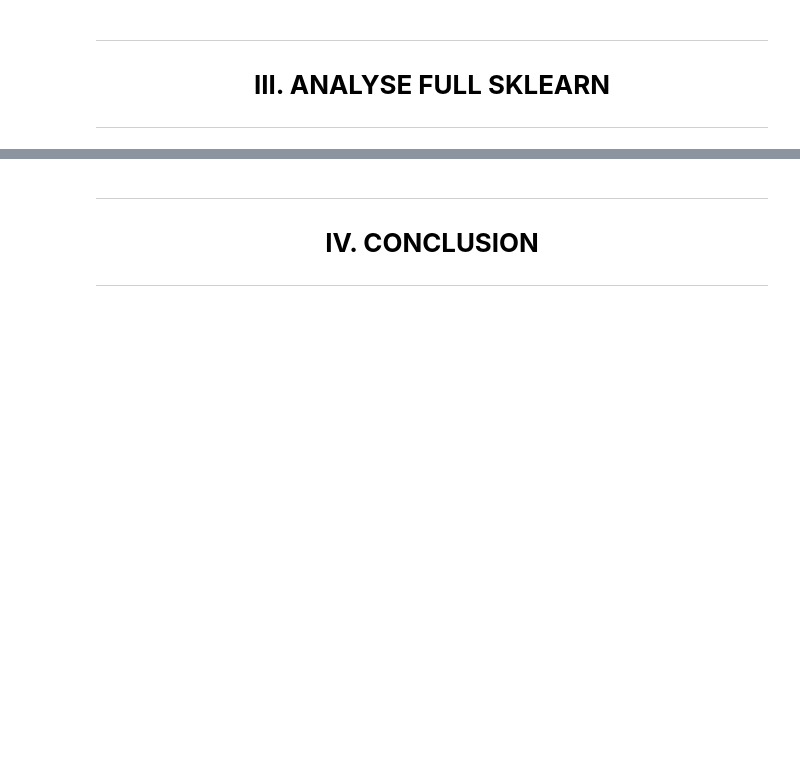
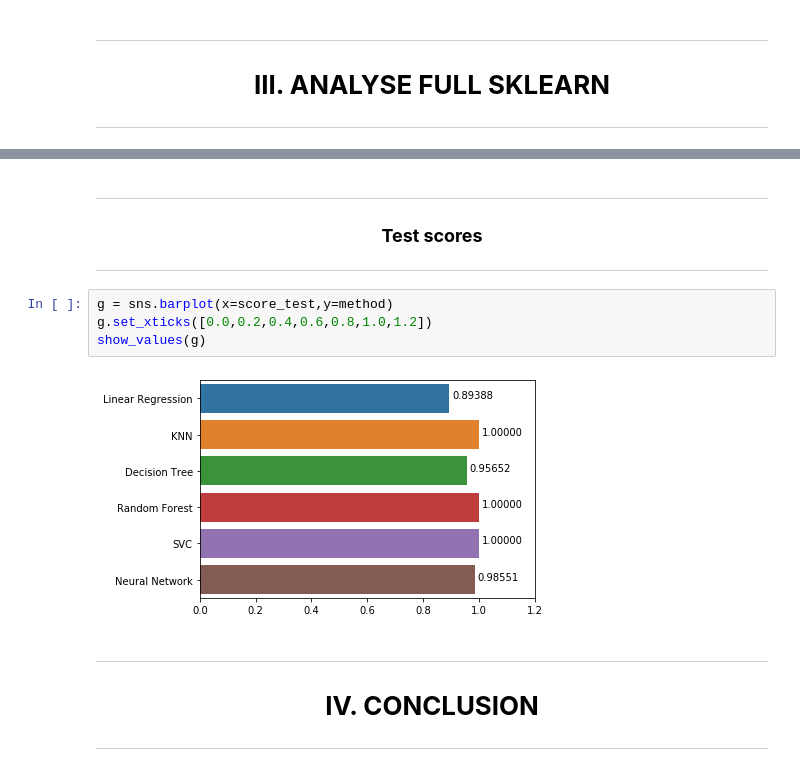
Before and after one commit to GuillaumeDupuy/Machine-Learning, a Jupyter notebook: projet.ipynb, the cells around one changed output, grey strips where cells are left out. Drawn from its saved outputs; the diff is of its cells as text; blank space fills up the shorter version.

```diff
--- a/projet.ipynb
+++ b/projet.ipynb
@@ -672,3 +686,13 @@ Neural Network -
+# %% [markdown]
+___
+### <center>**Test scores**</center>
+___
+# %%
+g = sns.barplot(x=score_test,y=method)
+g.set_xticks([0.0,0.2,0.4,0.6,0.8,1.0,1.2])
+show_values(g)
+# %% [output]
+[figure, added]
 # %% [markdown]
 ___
 # <center>**IV. CONCLUSION**</center>
```
Also changed, not shown: parts of 10 cells of this notebook, 1 other file.
